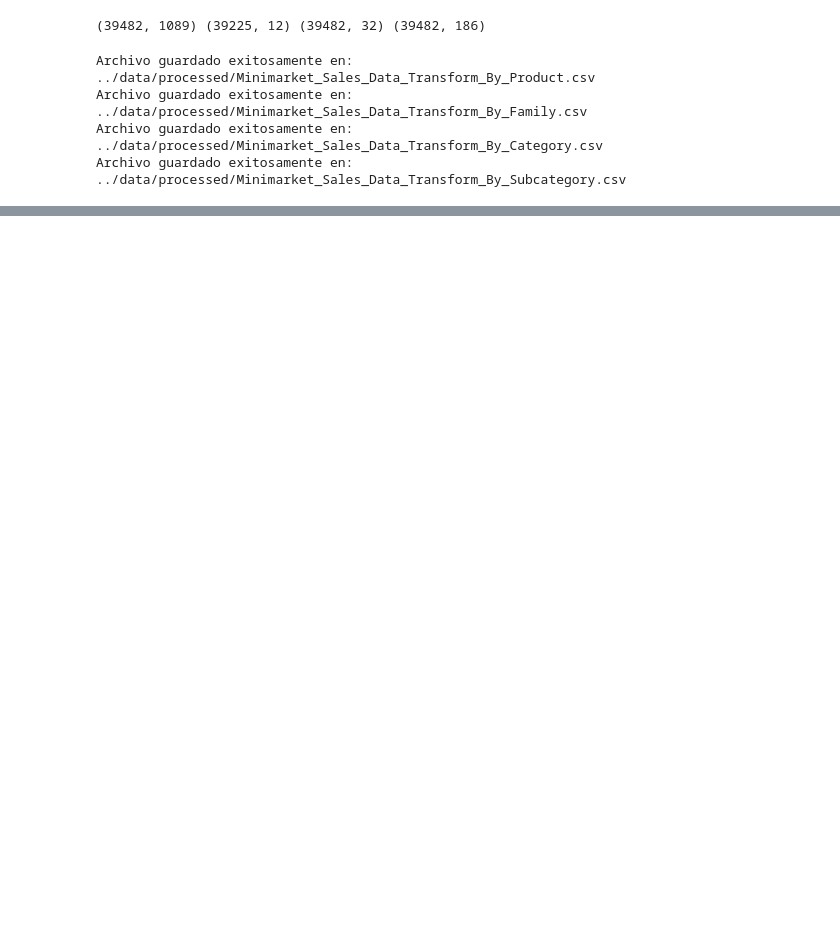
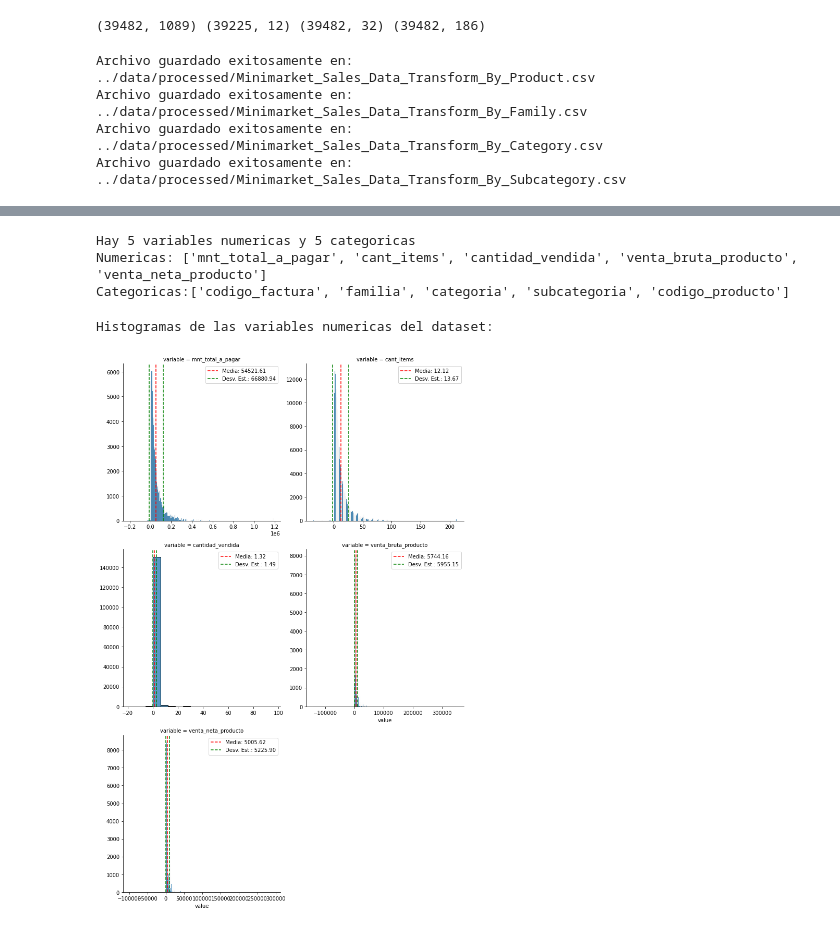
Before and after one commit to ZabakJL/ProyectoMiniMarket, a Jupyter notebook: notebooks/dataPreviewTransformAndCleaning.ipynb, the cells around one changed output, grey strips where cells are left out. Drawn from its saved outputs; the diff is of its cells as text; code cells hidden in the pictures; blank space fills up the shorter version.

```diff
--- a/notebooks/dataPreviewTransformAndCleaning.ipynb
+++ b/notebooks/dataPreviewTransformAndCleaning.ipynb
@@ -90,0 +265,14 @@ Length: 3, dtype: datetime64[ns]
+# %%
+# Cunatas variables numericas y categoricas hay y cuales son
+print(f'Hay {len(cats_y_nums(data)[1])} variables numericas y {len(cats_y_nums(data)[0])} categoricas')
+print(f'Numericas: {cats_y_nums(data)[1]}\nCategoricas:{cats_y_nums(data)[0]}')
+# %% [output]
+Hay 5 variables numericas y 5 categoricas
+Numericas: ['mnt_total_a_pagar', 'cant_items', 'cantidad_vendida', 'venta_bruta_producto', 'venta_neta_producto']
+Categoricas:['codigo_factura', 'familia', 'categoria', 'subcategoria', 'codigo_producto']
+# %%
+#Histogramas de las variables numericas
+histog_mean_desv(data,2)
+# %% [output]
+Histogramas de las variables numericas del dataset:
+[figure, added]
```
Also changed, not shown: parts of 44 cells of this notebook.
